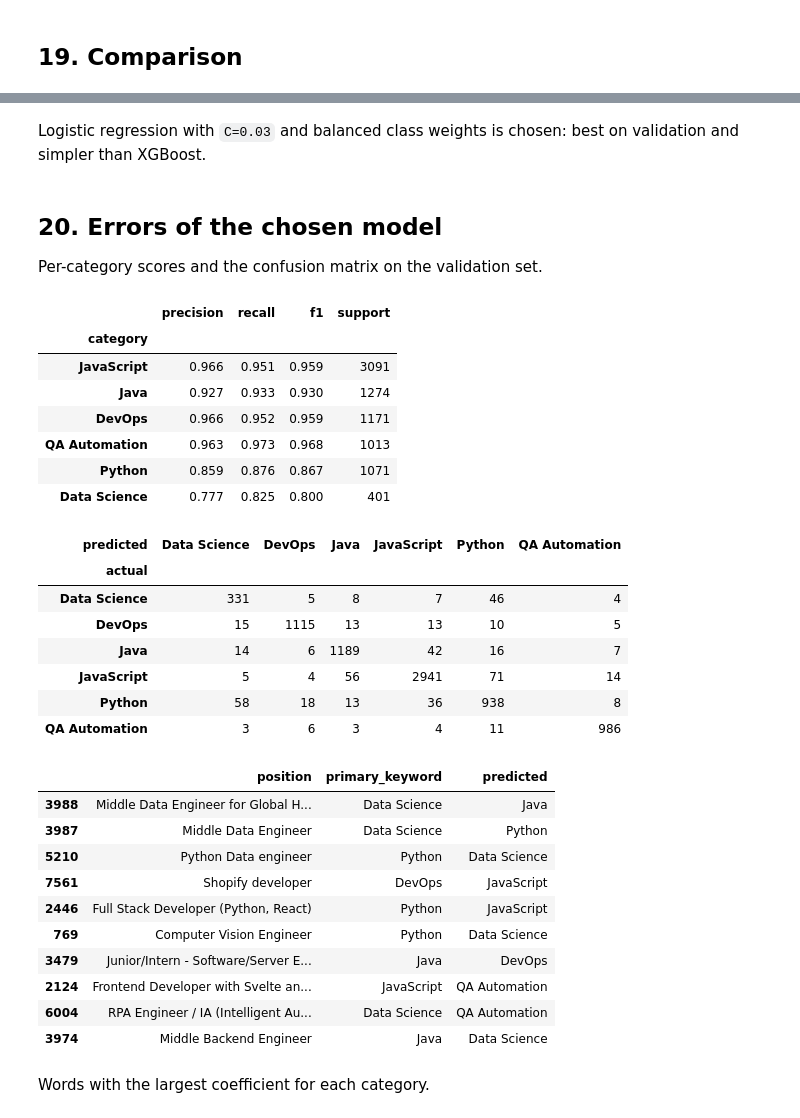
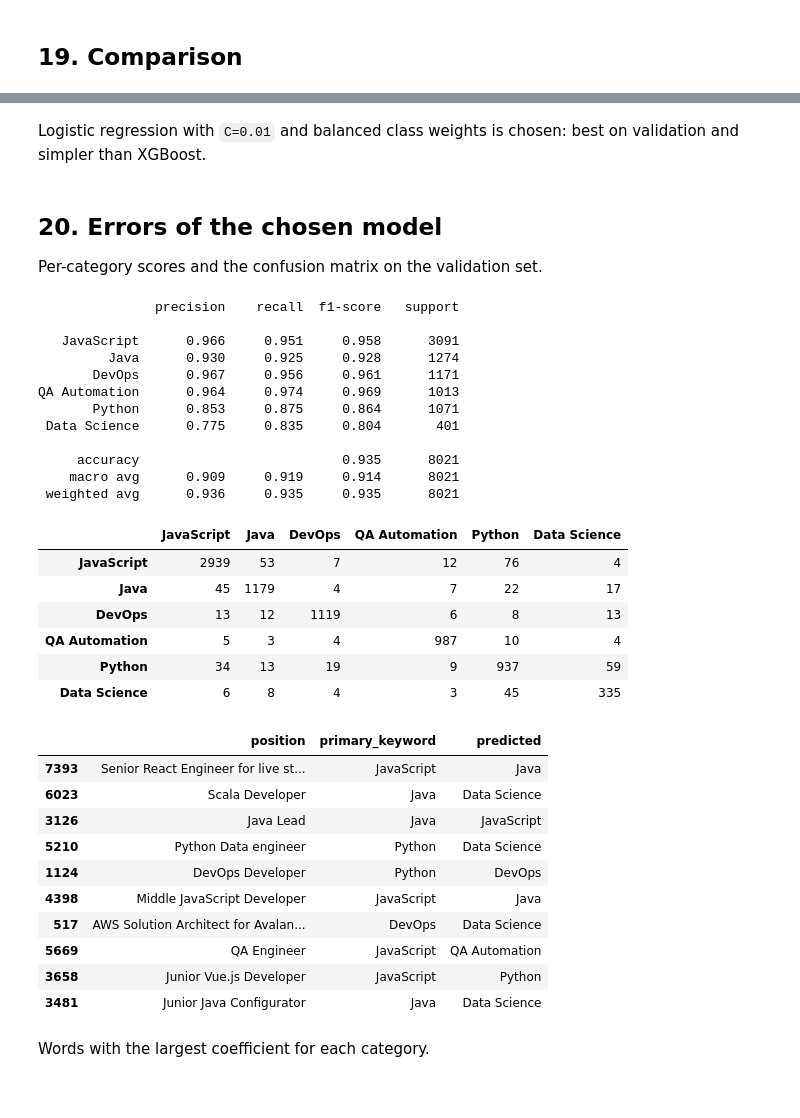
Before and after one commit to HubDev-AI/job-category-classifier, a Jupyter notebook: notebook.ipynb, the cells around one changed output, grey strips where cells are left out. Saved outputs shown, nothing was run; the diff lists cells and outputs as text; code cells hidden in the pictures.

```diff
--- a/notebook.ipynb
+++ b/notebook.ipynb
@@ -486,14 +486,7 @@ Each ad becomes a dict of its words; only words found in at least 5 fitting ads
 # %%
-from sklearn.feature_extraction import DictVectorizer
+from sklearn.feature_extraction.text import CountVectorizer
+from sklearn.pipeline import make_pipeline
 
-def ad_words(text):
-    return {w: 1 for w in set(tokenize(text))}
-
-def prepare(df_fit, df_eval):
-    dicts_fit = df_fit.text.apply(ad_words).tolist()
-    dicts_eval = df_eval.text.apply(ad_words).tolist()
-    counts = pd.Series([w for d in dicts_fit for w in d]).value_counts()
-    dv = DictVectorizer()
-    dv.fit([{w: 1 for w in counts[counts >= 5].index}])
-    return dv, dv.transform(dicts_fit), dv.transform(dicts_eval)
+def words_vectorizer():
+    return CountVectorizer(tokenizer=tokenize, token_pattern=None, lowercase=False, binary=True, min_df=5)
 # %%
@@ -711,48 +675,52 @@ df_results.round(4)
 # %% [markdown]
-Logistic regression with `C=0.03` and balanced class weights is chosen: best on validation and simpler than XGBoost.
+Logistic regression with `C=0.01` and balanced class weights is chosen: best on validation and simpler than XGBoost.
 # %% [markdown]
 ## 20. Errors of the chosen model
 
 Per-category scores and the confusion matrix on the validation set.
 # %%
-model = LogisticRegression(C=0.03, max_iter=1000, class_weight='balanced').fit(X_train, y_train)
-y_pred = model.predict(X_val)
-scores(y_val, y_pred).round(3)
+pipeline = make_pipeline(words_vectorizer(), LogisticRegression(C=0.01, max_iter=1000, class_weight='balanced'))
+pipeline.fit(df_train.text, y_train)
+y_pred = pipeline.predict(df_val.text)
+print(classification_report(y_val, y_pred, labels=categories, digits=3))
 # %% [output]
-|  | precision | recall | f1 | support |
-| category |  |  |  |  |
-| JavaScript | 0.966 | 0.951 | 0.959 | 3091 |
-| Java | 0.927 | 0.933 | 0.930 | 1274 |
-| DevOps | 0.966 | 0.952 | 0.959 | 1171 |
-| QA Automation | 0.963 | 0.973 | 0.968 | 1013 |
-| Python | 0.859 | 0.876 | 0.867 | 1071 |
-| Data Science | 0.777 | 0.825 | 0.800 | 401 |
+               precision    recall  f1-score   support
+
+   JavaScript      0.966     0.951     0.958      3091
+         Java      0.930     0.925     0.928      1274
+       DevOps      0.967     0.956     0.961      1171
+QA Automation      0.964     0.974     0.969      1013
+       Python      0.853     0.875     0.864      1071
+ Data Science      0.775     0.835     0.804       401
+
+     accuracy                          0.935      8021
+    macro avg      0.909     0.919     0.914      8021
+ weighted avg      0.936     0.935     0.935      8021
 # %%
-pd.crosstab(pd.Series(y_val, name='actual'), pd.Series(y_pred, name='predicted'))
+pd.DataFrame(confusion_matrix(y_val, y_pred, labels=categories), index=categories, columns=categories)
 # %% [output]
-| predicted | Data Science | DevOps | Java | JavaScript | Python | QA Automation |
-| actual |  |  |  |  |  |  |
-| Data Science | 331 | 5 | 8 | 7 | 46 | 4 |
-| DevOps | 15 | 1115 | 13 | 13 | 10 | 5 |
-| Java | 14 | 6 | 1189 | 42 | 16 | 7 |
-| JavaScript | 5 | 4 | 56 | 2941 | 71 | 14 |
-| Python | 58 | 18 | 13 | 36 | 938 | 8 |
-| QA Automation | 3 | 6 | 3 | 4 | 11 | 986 |
+|  | JavaScript | Java | DevOps | QA Automation | Python | Data Science |
+| JavaScript | 2939 | 53 | 7 | 12 | 76 | 4 |
+| Java | 45 | 1179 | 4 | 7 | 22 | 17 |
+| DevOps | 13 | 12 | 1119 | 6 | 8 | 13 |
+| QA Automation | 5 | 3 | 4 | 987 | 10 | 4 |
+| Python | 34 | 13 | 19 | 9 | 937 | 59 |
+| Data Science | 6 | 8 | 4 | 3 | 45 | 335 |
 # %%
 errors = df_val[y_pred != y_val].assign(predicted=y_pred[y_pred != y_val])
 errors[['position', 'primary_keyword', 'predicted']].sample(10, random_state=1)
 # %% [output]
 |  | position | primary_keyword | predicted |
-| 3988 | Middle Data Engineer for Global H... | Data Science | Java |
-| 3987 | Middle Data Engineer | Data Science | Python |
+| 7393 | Senior React Engineer for live st... | JavaScript | Java |
+| 6023 | Scala Developer | Java | Data Science |
+| 3126 | Java Lead | Java | JavaScript |
 | 5210 | Python Data engineer | Python | Data Science |
-| 7561 | Shopify developer | DevOps | JavaScript |
-| 2446 | Full Stack Developer (Python, React) | Python | JavaScript |
-| 769 | Computer Vision Engineer | Python | Data Science |
-| 3479 | Junior/Intern - Software/Server E... | Java | DevOps |
-| 2124 | Frontend Developer with Svelte an... | JavaScript | QA Automation |
-| 6004 | RPA Engineer / IA (Intelligent Au... | Data Science | QA Automation |
-| 3974 | Middle Backend Engineer | Java | Data Science |
+| 1124 | DevOps Developer | Python | DevOps |
+| 4398 | Middle JavaScript Developer | JavaScript | Java |
+| 517 | AWS Solution Architect for Avalan... | DevOps | Data Science |
+| 5669 | QA Engineer | JavaScript | QA Automation |
+| 3658 | Junior Vue.js Developer | JavaScript | Python |
+| 3481 | Junior Java Configurator | Java | Data Science |
 # %% [markdown]
 Words with the largest coefficient for each category.
 # %%
```
Also changed, not shown: parts of 19 cells of this notebook, 5 other files.
